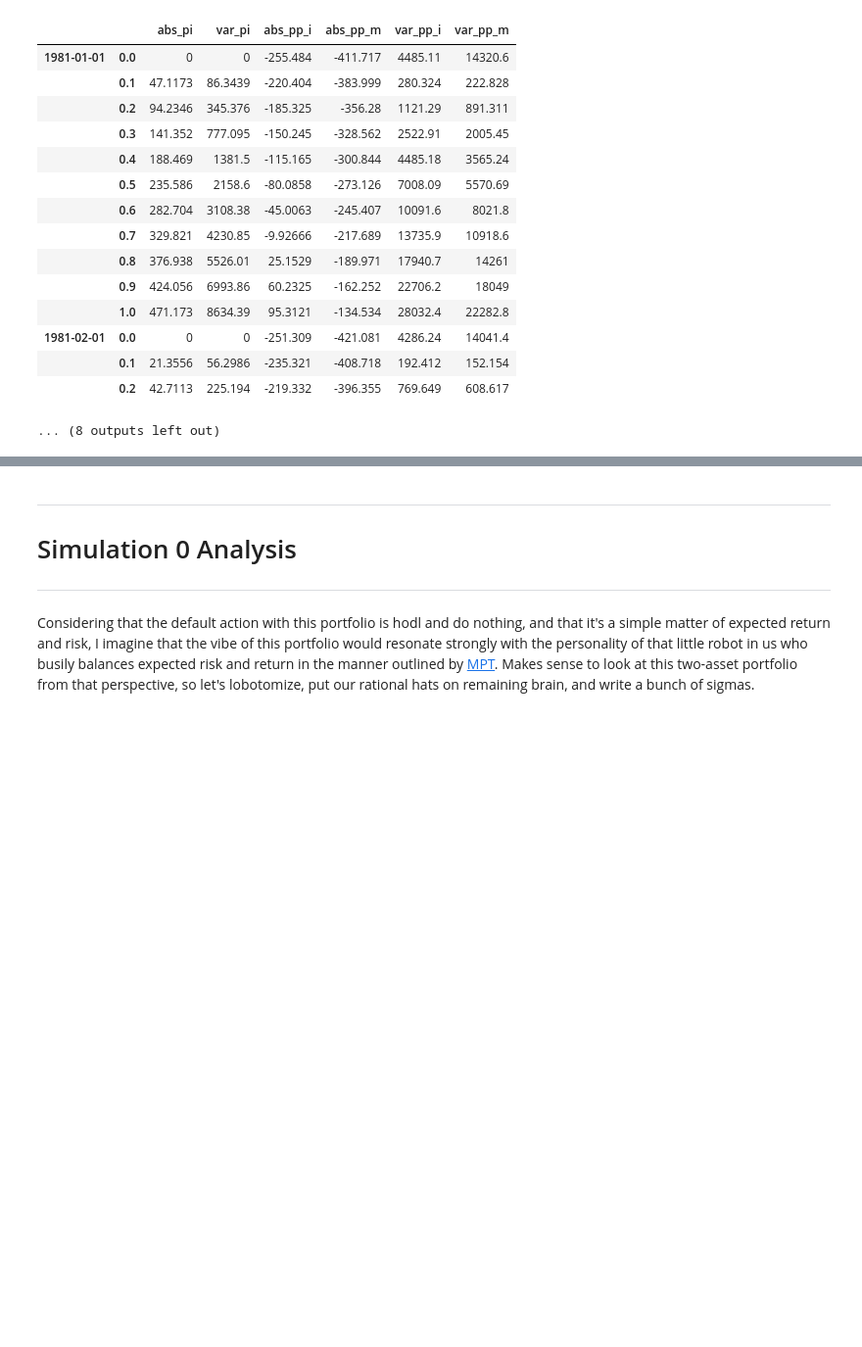
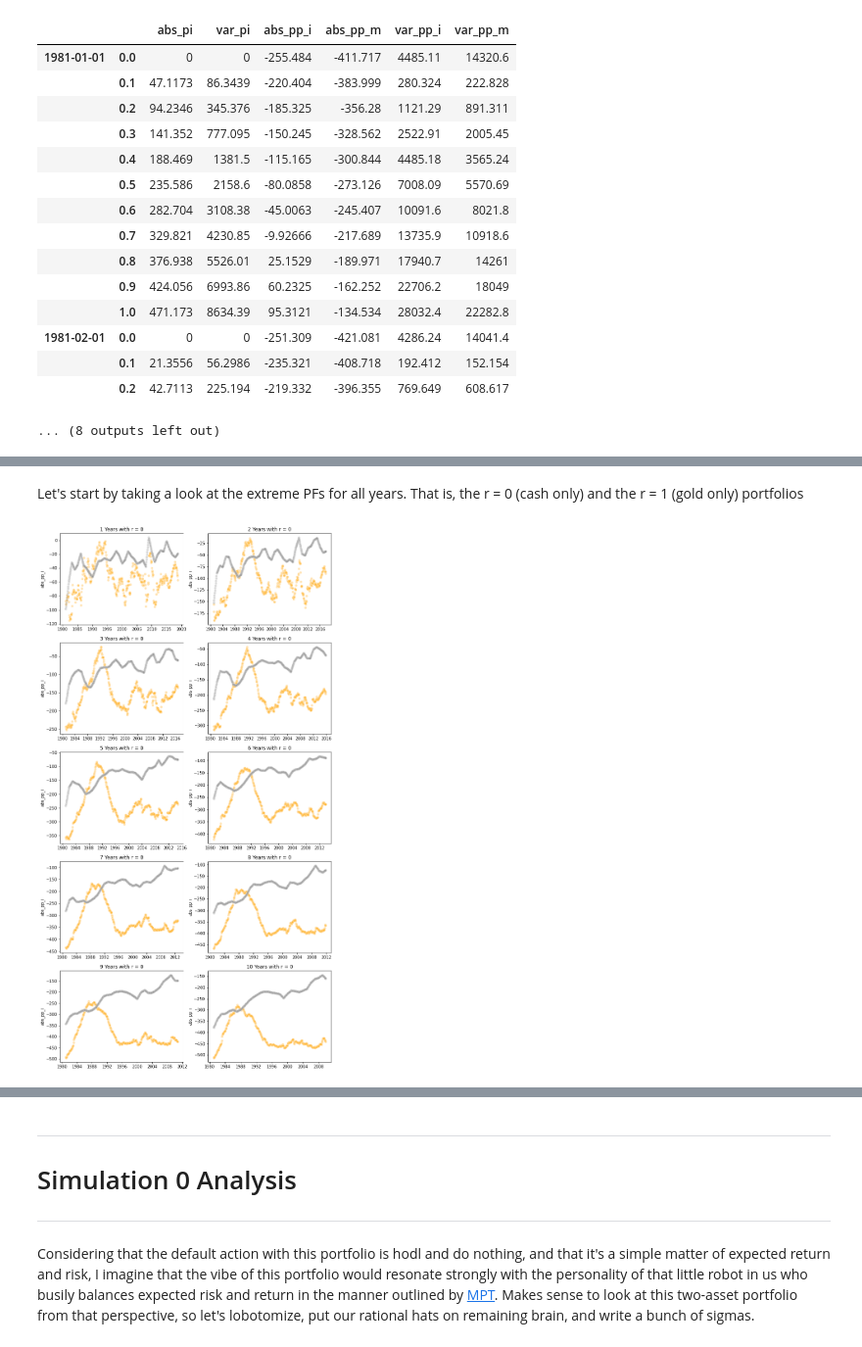
Before and after one commit to jthk1618/Causality, a Jupyter notebook: financial_safety_net_simulations.ipynb, the cells around one changed output, grey strips where cells are left out. Shown at 98% size. Saved outputs shown, nothing was run; the diff lists cells and outputs as text; code cells hidden in the pictures; blank space fills up the shorter version.

```diff
--- a/financial_safety_net_simulations.ipynb
+++ b/financial_safety_net_simulations.ipynb
@@ -721,3 +660,38 @@ ax[2].legend()
+# %% [markdown]
+Let's start by taking a look at the extreme PFs for all years. That is, the r = 0 (cash only) and the r = 1 (gold only) portfolios
+# %%
+# --- r = 0 Portfolio Analysis
+Next, change r to a list of 0 and 1 and compare on the same graphs!
+
+r = 1
+
+fig, ax = plt.subplots(nrows=5, ncols=2, figsize=(12, 24))
+axes = ax.flat
+
+for yr, df in result01.items():
+    dfr = df.loc(axis=0)[slice(None), r]
+    title = "{y} Years with r = {r}".format(y=yr, r=r)
+    ax = axes[yr - 1]
+    x_axis = [i[0] for i in dfr.index]
+#     sns.scatterplot(
+#         data=dfr, ax=ax,
+#         y='abs_pp_m', x='var_pp_m', 1
+#         color="orange", alpha=0.6, #hue=x_axis,
+#         legend=False
+#     )
+    sns.scatterplot(
+        data=dfr, ax=ax,
+        y='abs_pp_m', x=x_axis,
+        color="orange", alpha=0.3
+    )
+    sns.scatterplot(
+        data=dfr, ax=ax,
+        y='abs_pp_i', x=x_axis,
+        color="grey", alpha=0.3
+    )
+    ax.set_title(title)
+# %% [output]
+[figure, added]
 # %%
 # --- Plot var_pi
 
```
Also changed, not shown: parts of 13 cells of this notebook.
